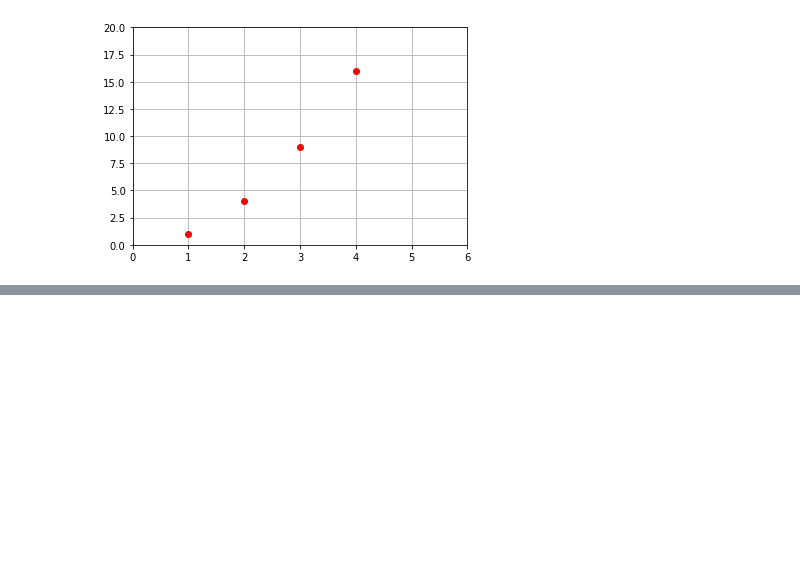
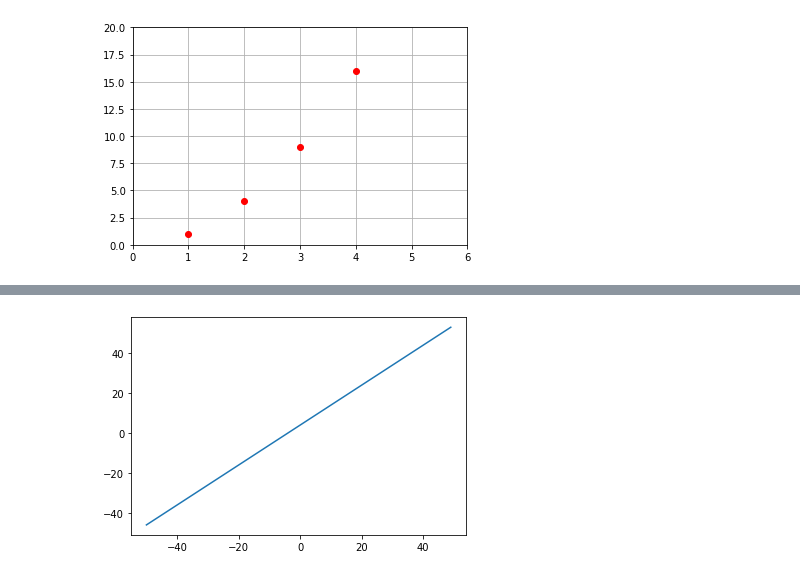
Before and after one commit to deveshkatoch/KHOJ_2019, a Jupyter notebook: Notebooks/Matplotlib_tutorial.ipynb, the cells around one changed output, grey strips where cells are left out. Drawn from its saved outputs; the diff is of its cells as text; code cells hidden in the pictures; blank space fills up the shorter version.

```diff
--- a/Notebooks/Matplotlib_tutorial.ipynb
+++ b/Notebooks/Matplotlib_tutorial.ipynb
@@ -17,0 +36,13 @@ plt.show()
+# %%
+%matplotlib inline
+x_axis_array=[]
+y_axis_array=[]
+
+for x in range(-50,50,1):
+    y=x+4
+    x_axis_array.append(x)
+    y_axis_array.append(y)
+plt.plot(x_axis_array,y_axis_array)
+plt.show()
+# %% [output]
+[figure, added]
```
Also changed, not shown: parts of 3 cells of this notebook.
